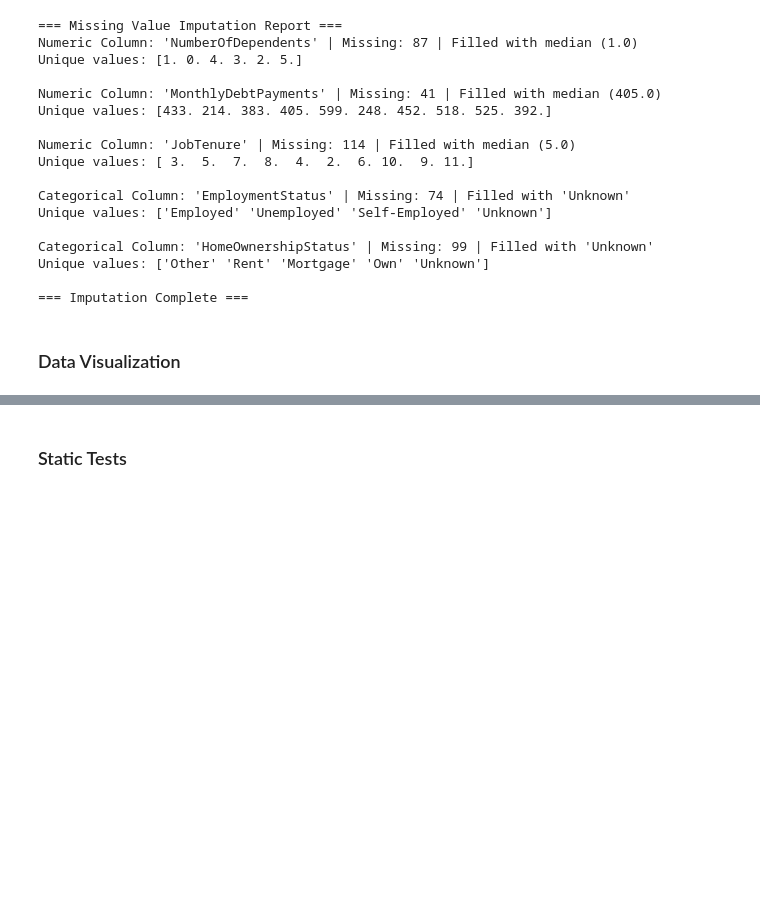
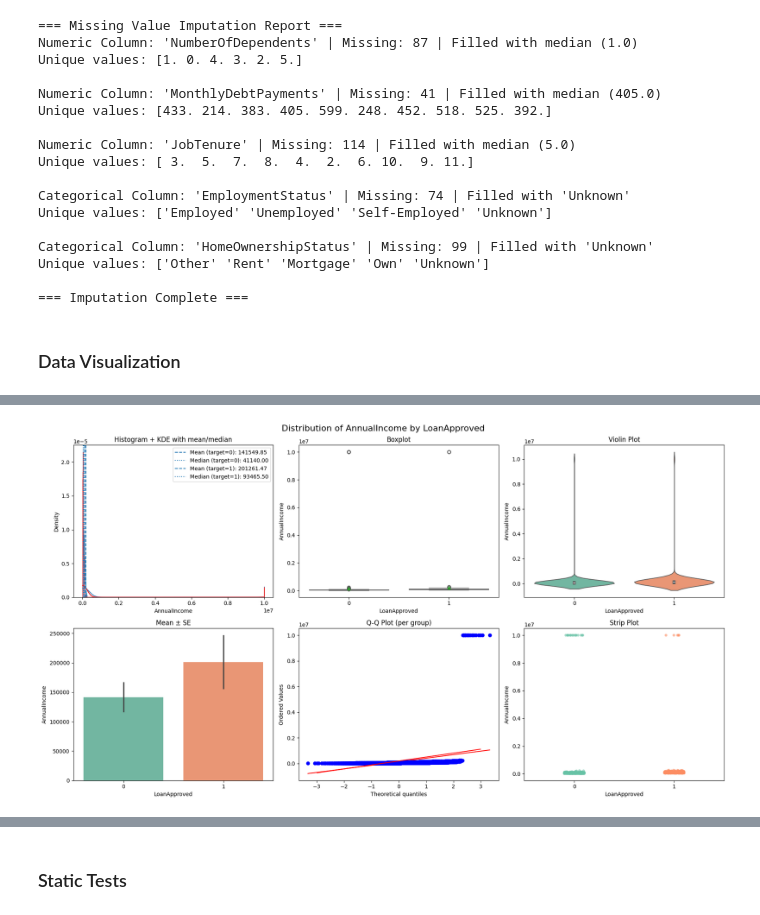
Before and after one commit to KimiyaVahidMotlagh/QBC-DA10-Group4Project1, a Jupyter notebook: DA10_EDA(Nan_fill_&_Visualize___Kimiya)_.ipynb, the cells around one changed output, grey strips where cells are left out. Drawn from its saved outputs; the diff is of its cells as text; code cells hidden in the pictures; blank space fills up the shorter version.

```diff
--- a/DA10_EDA(Nan_fill_&_Visualize___Kimiya)_.ipynb
+++ b/DA10_EDA(Nan_fill_&_Visualize___Kimiya)_.ipynb
@@ -226,0 +231,4 @@ plot_feature_vs_target(bank_data, feature_col="Age", target_col="LoanApproved")
+# %%
+plot_feature_vs_target(bank_data, feature_col="AnnualIncome", target_col="LoanApproved")
+# %% [output]
+[figure, added]
```
Also changed, not shown: parts of 5 cells of this notebook.
